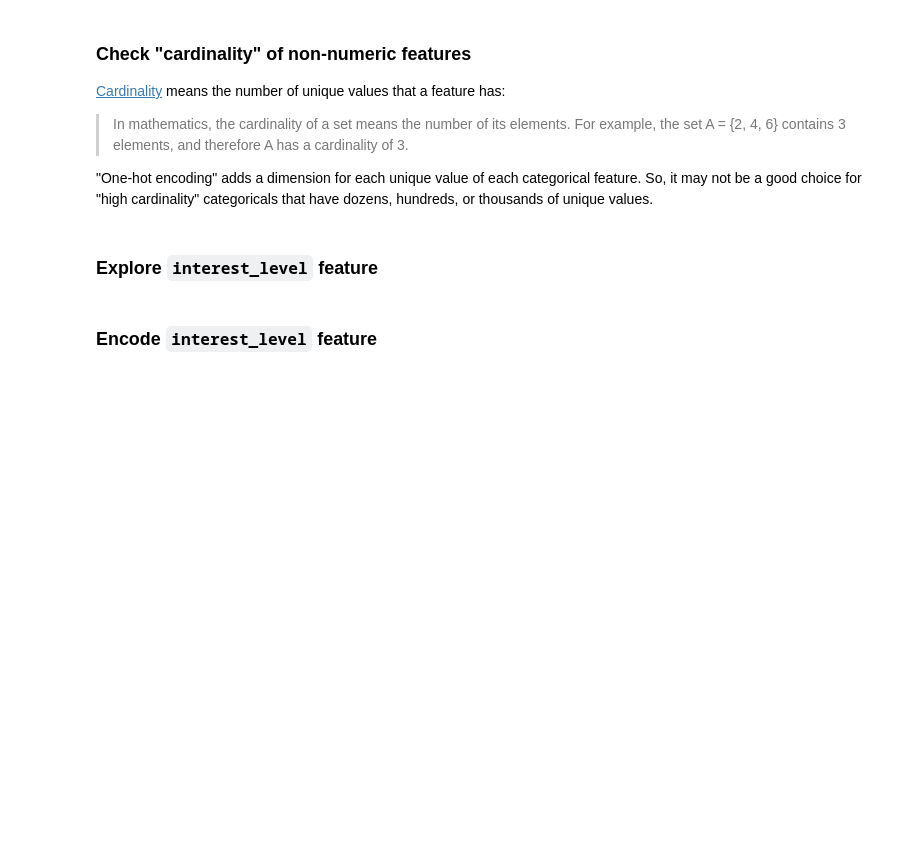
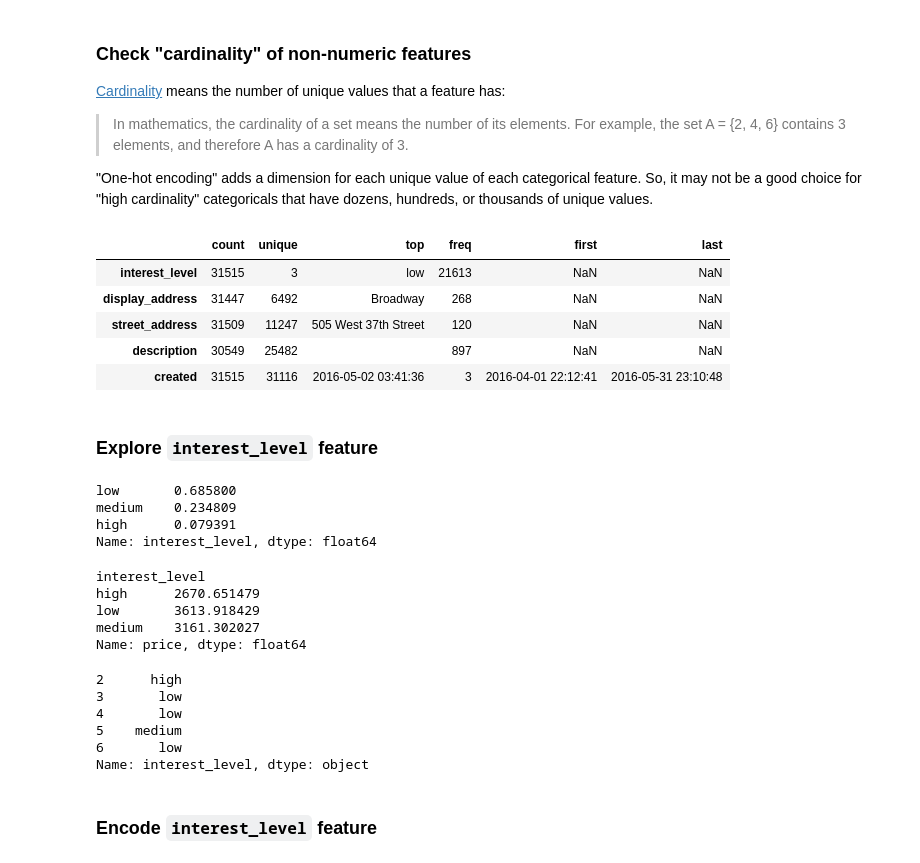
Before and after one commit to mjh09/DS-Unit-2-Linear-Models, a Jupyter notebook: module2-doing-linear-regression/doing_linear_regression.ipynb, the cells around one changed output. Drawn from its saved outputs; the diff is of its cells as text; code cells hidden in the pictures; blank space fills up the shorter version.

```diff
--- a/module2-doing-linear-regression/doing_linear_regression.ipynb
+++ b/module2-doing-linear-regression/doing_linear_regression.ipynb
@@ -240,7 +419,40 @@ Follow the process from Jake VanderPlas, [Python Data Science Handbook, Chapter
 > In mathematics, the cardinality of a set means the number of its elements. For example, the set A = {2, 4, 6} contains 3 elements, and therefore A has a cardinality of 3.
 
 "One-hot encoding" adds a dimension for each unique value of each categorical feature. So, it may not be a good choice for "high cardinality" categoricals that have dozens, hundreds, or thousands of unique values.
+# %%
+train.describe(exclude='number').T.sort_values(by='unique')
+# %% [output]
+|  | count | unique | top | freq | first | last |
+| interest_level | 31515 | 3 | low | 21613 | NaN | NaN |
+| display_address | 31447 | 6492 | Broadway | 268 | NaN | NaN |
+| street_address | 31509 | 11247 | 505 West 37th Street | 120 | NaN | NaN |
+| description | 30549 | 25482 |  | 897 | NaN | NaN |
+| created | 31515 | 31116 | 2016-05-02 03:41:36 | 3 | 2016-04-01 22:12:41 | 2016-05-31 23:10:48 |
 # %% [markdown]
 ### Explore `interest_level` feature
+# %%
+train['interest_level'].value_counts(normalize=True)
+# %% [output]
+low       0.685800
+medium    0.234809
+high      0.079391
+Name: interest_level, dtype: float64
+# %%
+train.groupby('interest_level')['price'].mean()
+# %% [output]
+interest_level
+high      2670.651479
+low       3613.918429
+medium    3161.302027
+Name: price, dtype: float64
+# %%
+train['interest_level'].head()
+# %% [output]
+2      high
+3       low
+4       low
+5    medium
+6       low
+Name: interest_level, dtype: object
 # %% [markdown]
 ### Encode `interest_level` feature
```
Also changed, not shown: parts of 36 cells of this notebook.
